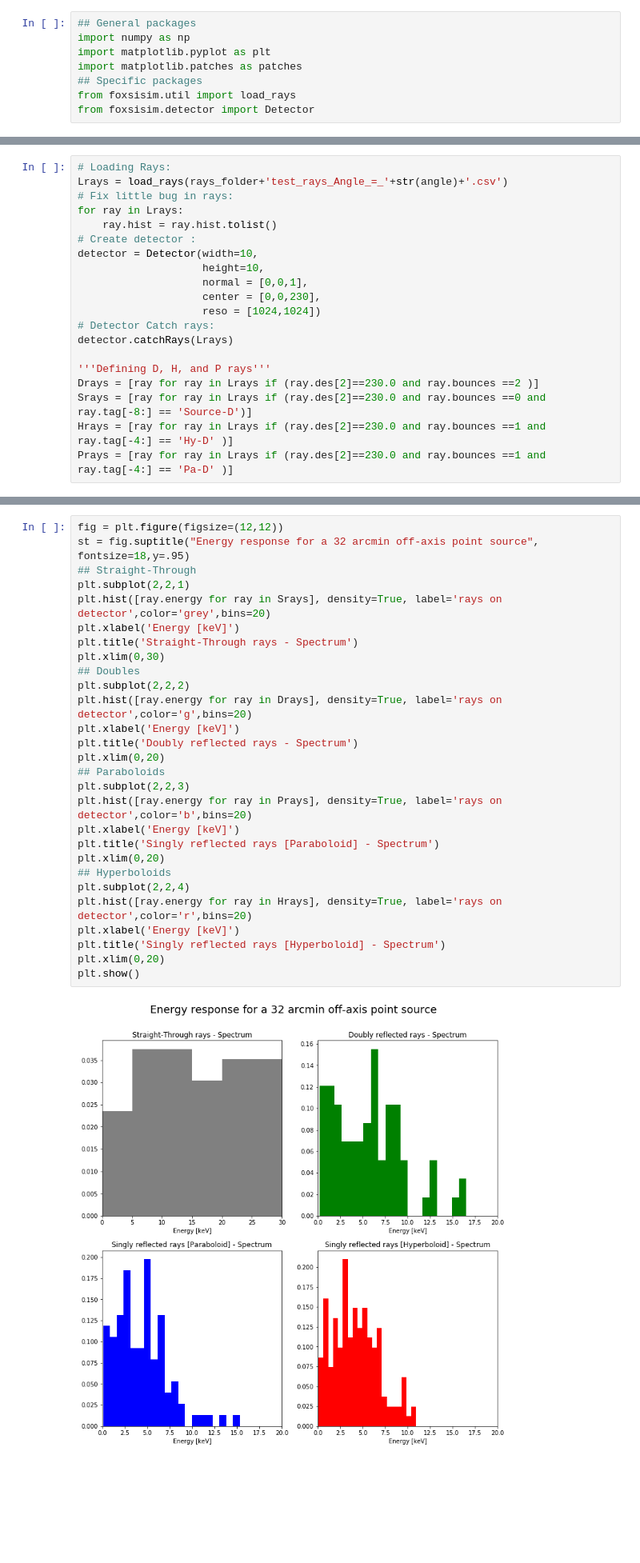
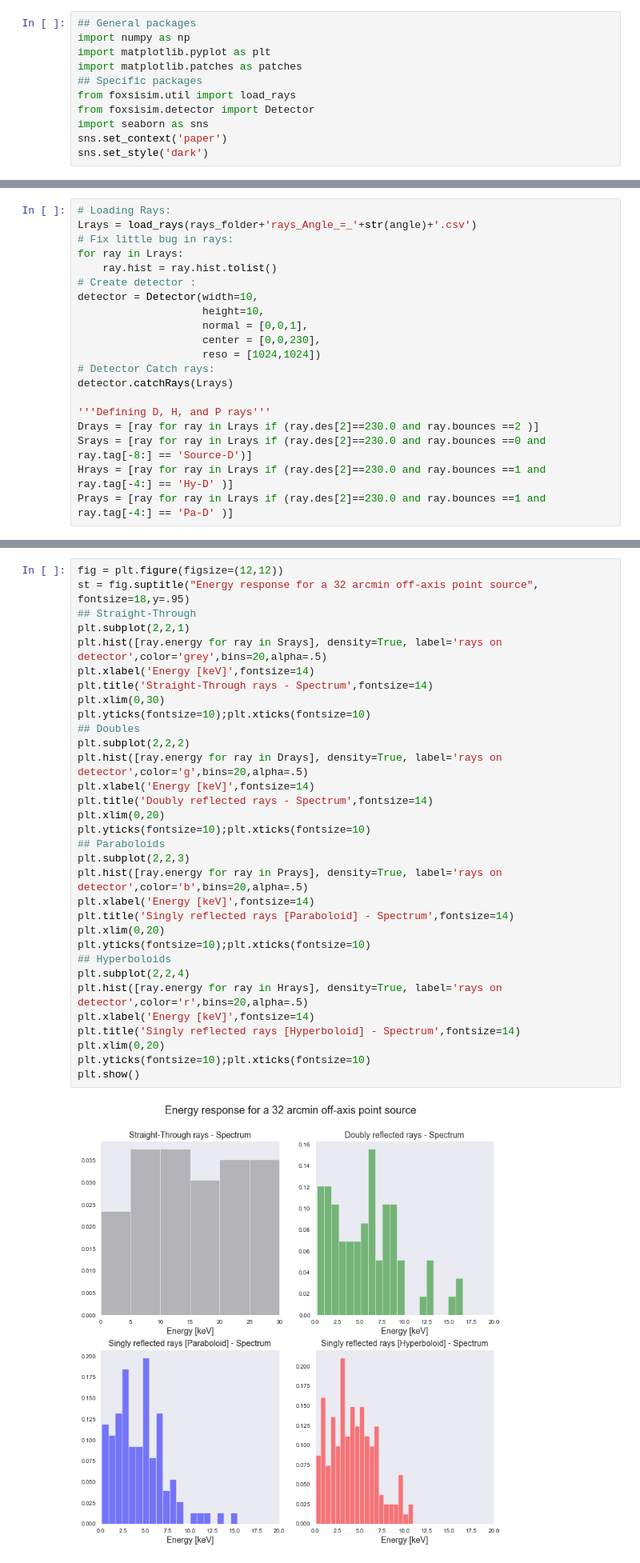
Before and after one commit to pymilo/Milo_FOXSI_Science, a Jupyter notebook: Paper_figures/Figure03.ipynb, the cells around one changed output, grey strips where cells are left out. Shown at 80% size. Drawn from its saved outputs; the diff is of its cells as text; blank space fills up the shorter version.

Commit message:
figure 3 update

```diff
--- a/Paper_figures/Figure03.ipynb
+++ b/Paper_figures/Figure03.ipynb
@@ -20,13 +20,16 @@ import matplotlib.patches as patches
 ## Specific packages
 from foxsisim.util import load_rays
 from foxsisim.detector import Detector
+import seaborn as sns
+sns.set_context('paper')
+sns.set_style('dark')
 # %%
 angle = 32.0
 ## Rays location:
 rays_folder = '/Users/Kamilobu/Desktop/Developer/Milo_FOXSI_Science/Paper_figures/rays_energy/F309R262/'
 # %%
 # Loading Rays:
-Lrays = load_rays(rays_folder+'test_rays_Angle_=_'+str(angle)+'.csv')
+Lrays = load_rays(rays_folder+'rays_Angle_=_'+str(angle)+'.csv')
 # Fix little bug in rays:
 for ray in Lrays:
     ray.hist = ray.hist.tolist()
@@ -51,30 +54,34 @@ Rays from /Users/Kamilobu/Desktop/Developer/Milo_FOXSI_Science/Paper_figures/ray
 # %%
 fig = plt.figure(figsize=(12,12))
 st = fig.suptitle("Energy response for a 32 arcmin off-axis point source", fontsize=18,y=.95)
 ## Straight-Through
 plt.subplot(2,2,1)
-plt.hist([ray.energy for ray in Srays], density=True, label='rays on detector',color='grey',bins=20)
-plt.xlabel('Energy [keV]')
-plt.title('Straight-Through rays - Spectrum')
+plt.hist([ray.energy for ray in Srays], density=True, label='rays on detector',color='grey',bins=20,alpha=.5)
+plt.xlabel('Energy [keV]',fontsize=14)
+plt.title('Straight-Through rays - Spectrum',fontsize=14)
 plt.xlim(0,30)
+plt.yticks(fontsize=10);plt.xticks(fontsize=10)
 ## Doubles
 plt.subplot(2,2,2)
-plt.hist([ray.energy for ray in Drays], density=True, label='rays on detector',color='g',bins=20)
-plt.xlabel('Energy [keV]')
-plt.title('Doubly reflected rays - Spectrum')
+plt.hist([ray.energy for ray in Drays], density=True, label='rays on detector',color='g',bins=20,alpha=.5)
+plt.xlabel('Energy [keV]',fontsize=14)
+plt.title('Doubly reflected rays - Spectrum',fontsize=14)
 plt.xlim(0,20)
+plt.yticks(fontsize=10);plt.xticks(fontsize=10)
 ## Paraboloids
 plt.subplot(2,2,3)
-plt.hist([ray.energy for ray in Prays], density=True, label='rays on detector',color='b',bins=20)
-plt.xlabel('Energy [keV]')
-plt.title('Singly reflected rays [Paraboloid] - Spectrum')
+plt.hist([ray.energy for ray in Prays], density=True, label='rays on detector',color='b',bins=20,alpha=.5)
+plt.xlabel('Energy [keV]',fontsize=14)
+plt.title('Singly reflected rays [Paraboloid] - Spectrum',fontsize=14)
 plt.xlim(0,20)
+plt.yticks(fontsize=10);plt.xticks(fontsize=10)
 ## Hyperboloids
 plt.subplot(2,2,4)
-plt.hist([ray.energy for ray in Hrays], density=True, label='rays on detector',color='r',bins=20)
-plt.xlabel('Energy [keV]')
-plt.title('Singly reflected rays [Hyperboloid] - Spectrum')
+plt.hist([ray.energy for ray in Hrays], density=True, label='rays on detector',color='r',bins=20,alpha=.5)
+plt.xlabel('Energy [keV]',fontsize=14)
+plt.title('Singly reflected rays [Hyperboloid] - Spectrum',fontsize=14)
 plt.xlim(0,20)
+plt.yticks(fontsize=10);plt.xticks(fontsize=10)
 plt.show()
 # %% [output]
-[figure, old version]
+[figure, new version]
```
Also changed, not shown: parts of 7 cells of this notebook, 1 other file.
